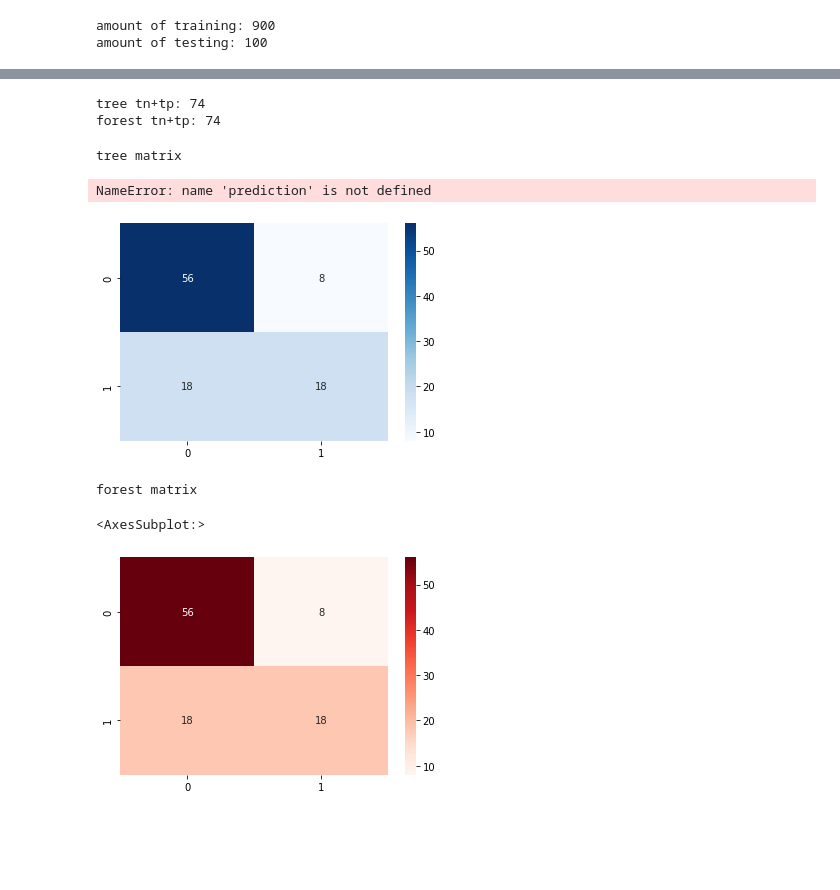
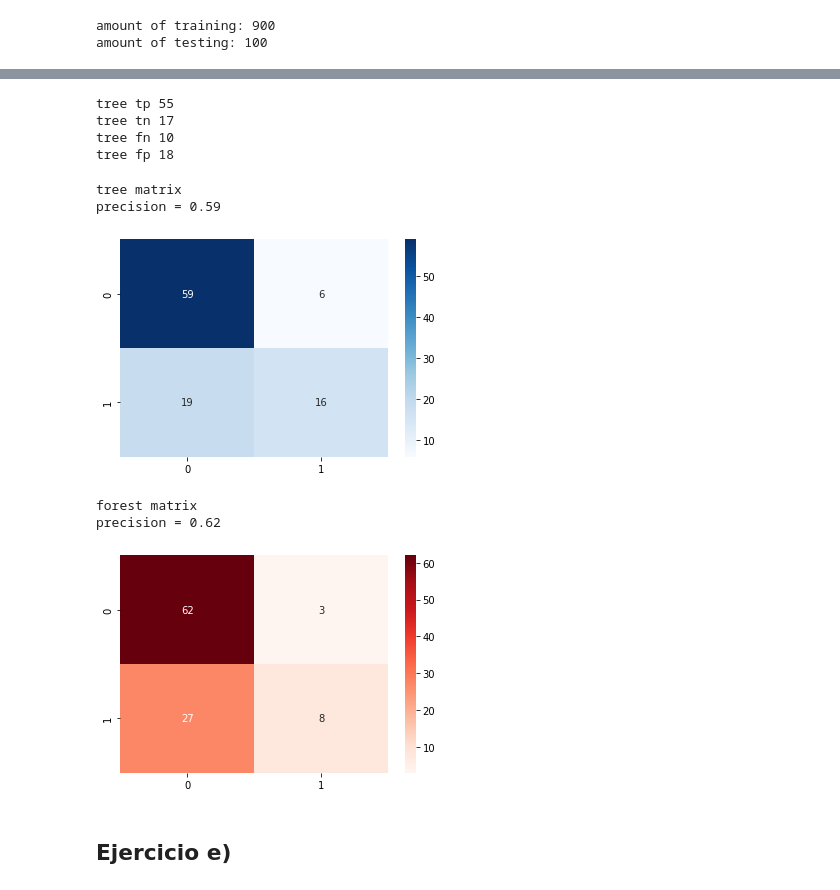
Before and after one commit to gsilvatici/MachineLearningStories, a Jupyter notebook: tp2/ej1.ipynb, the cells around one changed output, grey strips where cells are left out. Saved outputs shown, nothing was run; the diff lists cells and outputs as text; code cells hidden in the pictures; blank space fills up the shorter version.

Commit message:
graphics

```diff
--- a/tp2/ej1.ipynb
+++ b/tp2/ej1.ipynb
@@ -121,12 +121,9 @@ amount of testing: 100
 # %%
-from src.decision_tree import DecisionTree
 config = {
     'gain_function': 'shannon',
     'objective':'Creditability',
-    'max_depth': 2
+    'max_depth': 7
 }
-# training = training.astype(str)
-# testing = testing.astype(str)
 etree = DecisionTree(training, config, simplify=False)
 forest = RandomForest(training, config, sample_proportion=0.7, tree_count=5)
 # %%
@@ -140,21 +135,34 @@ Image('graphics/ej1b.png')
 # %%
 expected = list(testing['Creditability'])
 test = testing.to_dict('records')
-predicted_tree = etree.predict(test, debug=True)
+predicted_tree = etree.predict(test, debug=False)
 predicted_forest = forest.predict(test)
-count_t = 0
-count_f = 0
-for e_i, a_i in zip(expected, predicted_tree):
-    if str(e_i) == str(a_i):
-        count_t += 1
-for e_i, a_i in zip(expected, predicted_forest):
-    if str(e_i) == str(a_i):
-        count_f += 1
-print(f"tree tn+tp: {count_t}")
-print(f"forest tn+tp: {count_f}")
-# %% [output]
-tree tn+tp: 74
-forest tn+tp: 74
+# %%
+count_tp = 0
+count_tn = 0
+count_fp = 0
+count_fn = 0
+for e_i, a_i in zip(expected, predicted_tree):
+    if str(e_i) == str(a_i):
+        if str(e_i) == str(0):
+            count_tn += 1
+        elif str(e_i) == str(1):
+            count_tp += 1
+    elif str(e_i) != str(a_i):
+        if str(e_i) == str(0):
+            count_fp += 1
+        elif str(e_i) == str(1):
+            count_fn += 1
+
+print(f"tree tp {count_tp}")
+print(f"tree tn {count_tn}")
+print(f"tree fn {count_fn}")
+print(f"tree fp {count_fp}")
+# %% [output]
+tree tp 55
+tree tn 17
+tree fn 10
+tree fp 18
 # %%
 matrix_tree = confusion_matrix(predicted_tree, expected, [0, 1])
 matrix_forest = confusion_matrix(predicted_forest, expected, [0, 1])
@@ -162,15 +170,18 @@ matrix_forest = confusion_matrix(predicted_forest, expected, [0, 1])
 print("tree matrix")
 heatmap(matrix_tree, annot=True, cmap='Blues', fmt='g')
 tp_t = matrix_tree[0][0]
-print(f"precision = {tp_t/len(predicted_forest)}")
+print(f"precision = {tp_t/len(predicted_tree)}")
 # %% [output]
 tree matrix
+precision = 0.59
-NameError: name 'prediction' is not defined
-[figure, old version]
+[figure, new version]
 # %%
 print("forest matrix")
 heatmap(matrix_forest, annot=True, cmap='Reds', fmt='g')
+tp_f= matrix_forest[0][0]
+print(f"precision = {tp_f/len(predicted_forest)}")
+#print(f"precision = {precision(matrix_forest)}")
 # %% [output]
 forest matrix
+precision = 0.62
-<AxesSubplot:>
-[figure, old version]
+[figure, new version]
@@ -176,0 +195,2 @@ forest matrix
+# %% [markdown]
+## Ejercicio e)
```
Also changed, not shown: parts of 11 cells of this notebook, 1 other file.
